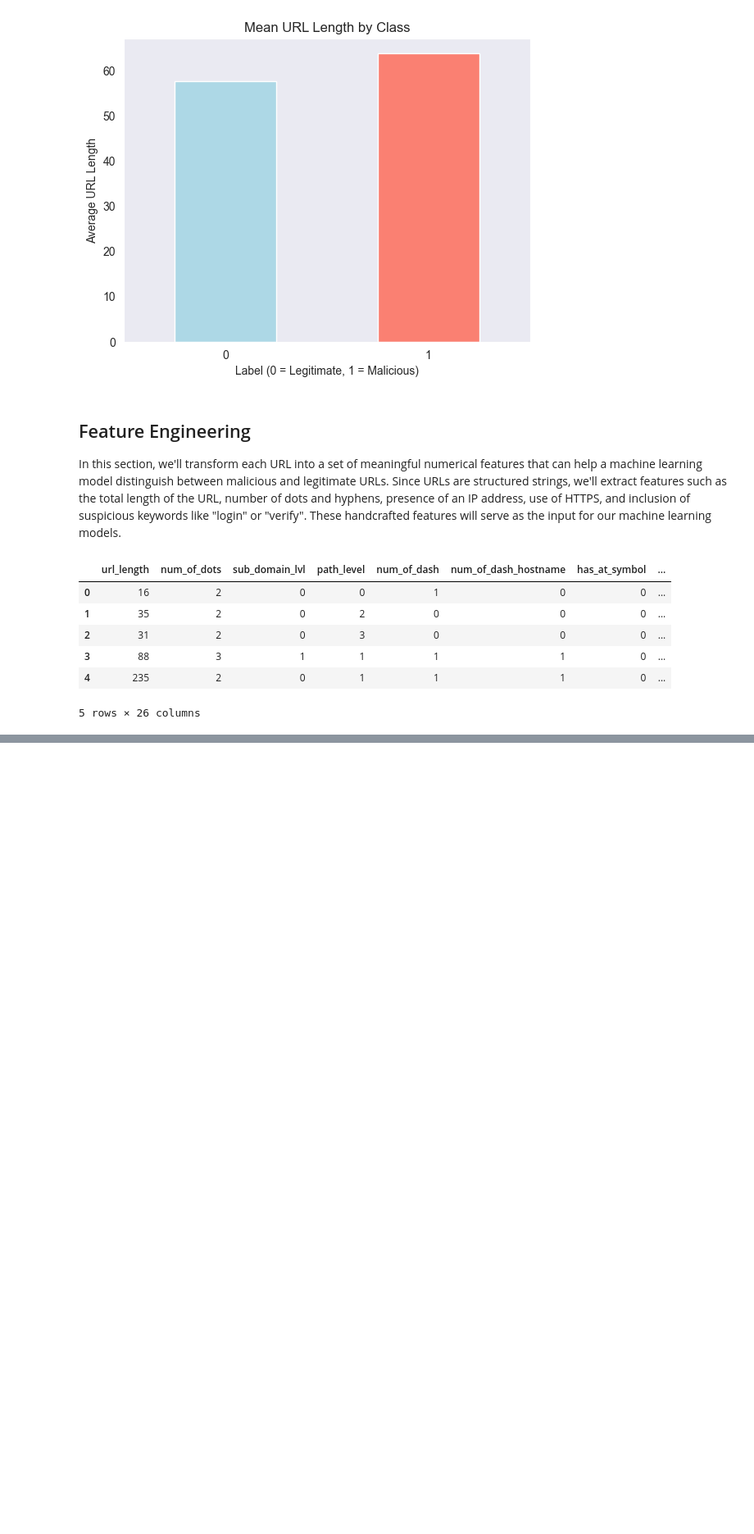
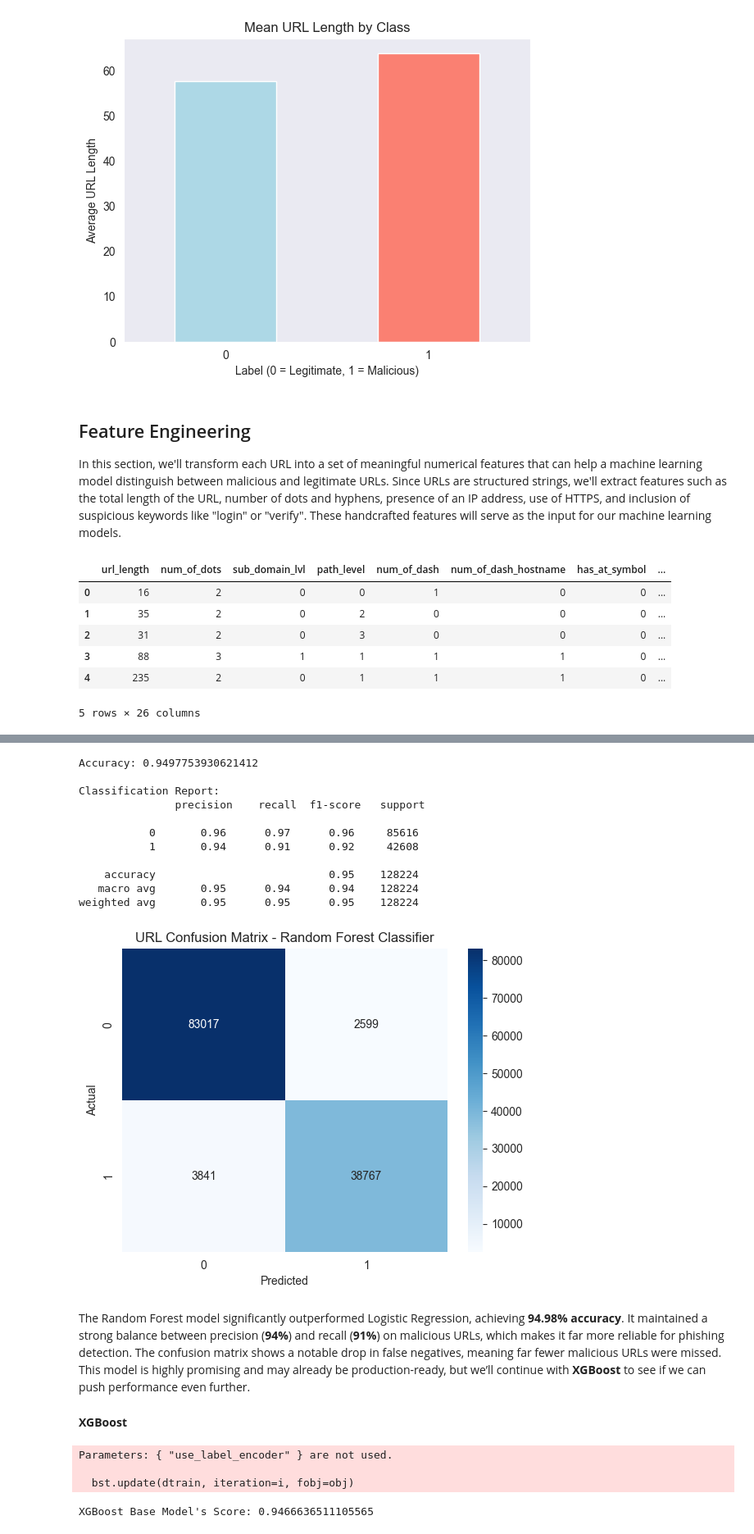
Before and after one commit to otuemre/EmailPhishingDetection, a Jupyter notebook: notebooks/02_url_training.ipynb, the cells around one changed output, grey strips where cells are left out. Shown at 82% size. Cells and saved outputs as stored; diff of their text form; code cells hidden in the pictures; blank space fills up the shorter version.

```diff
--- a/notebooks/02_url_training.ipynb
+++ b/notebooks/02_url_training.ipynb
@@ -261,0 +338,51 @@ features_df.to_csv('../data/url_features_extracted.csv', index=False)
+# %%
+# Accuracy
+print("Accuracy:", accuracy_score(y_test, y_pred_rf))
+
+# Detailed Report
+print("\nClassification Report:\n", classification_report(y_test, y_pred_rf))
+
+# Confusion Matrix
+sns.heatmap(confusion_matrix(y_test, y_pred_rf), annot=True, fmt='d', cmap='Blues')
+plt.title('URL Confusion Matrix - Random Forest Classifier')
+plt.xlabel('Predicted')
+plt.ylabel('Actual')
+
+# Save as Image
+plt.savefig(fname='../images/URL_Random_Forest_Confusion_Matrix.png')
+
+# Show the Plot
+plt.show()
+# %% [output]
+Accuracy: 0.9497753930621412
+
+Classification Report:
+               precision    recall  f1-score   support
+
+           0       0.96      0.97      0.96     85616
+           1       0.94      0.91      0.92     42608
+
+    accuracy                           0.95    128224
+   macro avg       0.95      0.94      0.94    128224
+weighted avg       0.95      0.95      0.95    128224
+[figure, added]
+# %% [markdown]
+The Random Forest model significantly outperformed Logistic Regression, achieving **94.98% accuracy**. It maintained a strong balance between precision (**94%**) and recall (**91%**) on malicious URLs, which makes it far more reliable for phishing detection. The confusion matrix shows a notable drop in false negatives, meaning far fewer malicious URLs were missed. This model is highly promising and may already be production-ready, but we’ll continue with **XGBoost** to see if we can push performance even further.
+# %% [markdown]
+**XGBoost**
+# %%
+# Initiate and Fit the Model
+xgb_model = XGBClassifier(use_label_encoder=False, eval_metric='logloss', random_state=42)
+xgb_model.fit(X_train, y_train)
+
+# Print the Score
+xgb_score = xgb_model.score(X_test, y_test)
+print(f"XGBoost Base Model's Score: {xgb_score}")
+
+# Get the Predicts
+y_pred_xgb = xgb_model.predict(X_test)
+# %% [output]
+Parameters: { "use_label_encoder" } are not used.
+
+  bst.update(dtrain, iteration=i, fobj=obj)
+XGBoost Base Model's Score: 0.9466636511105565
```
Also changed, not shown: parts of 11 cells of this notebook, 4 other files.
